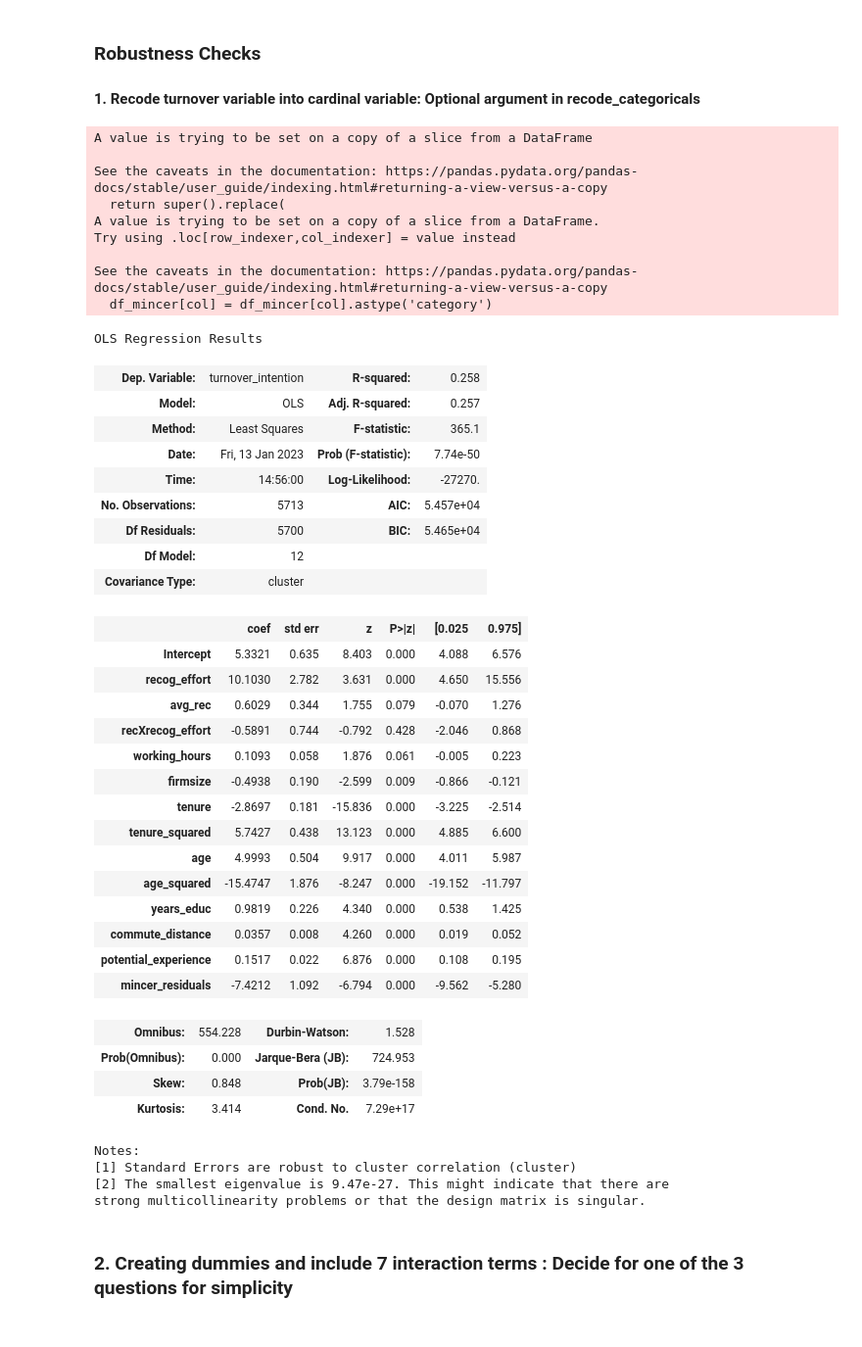
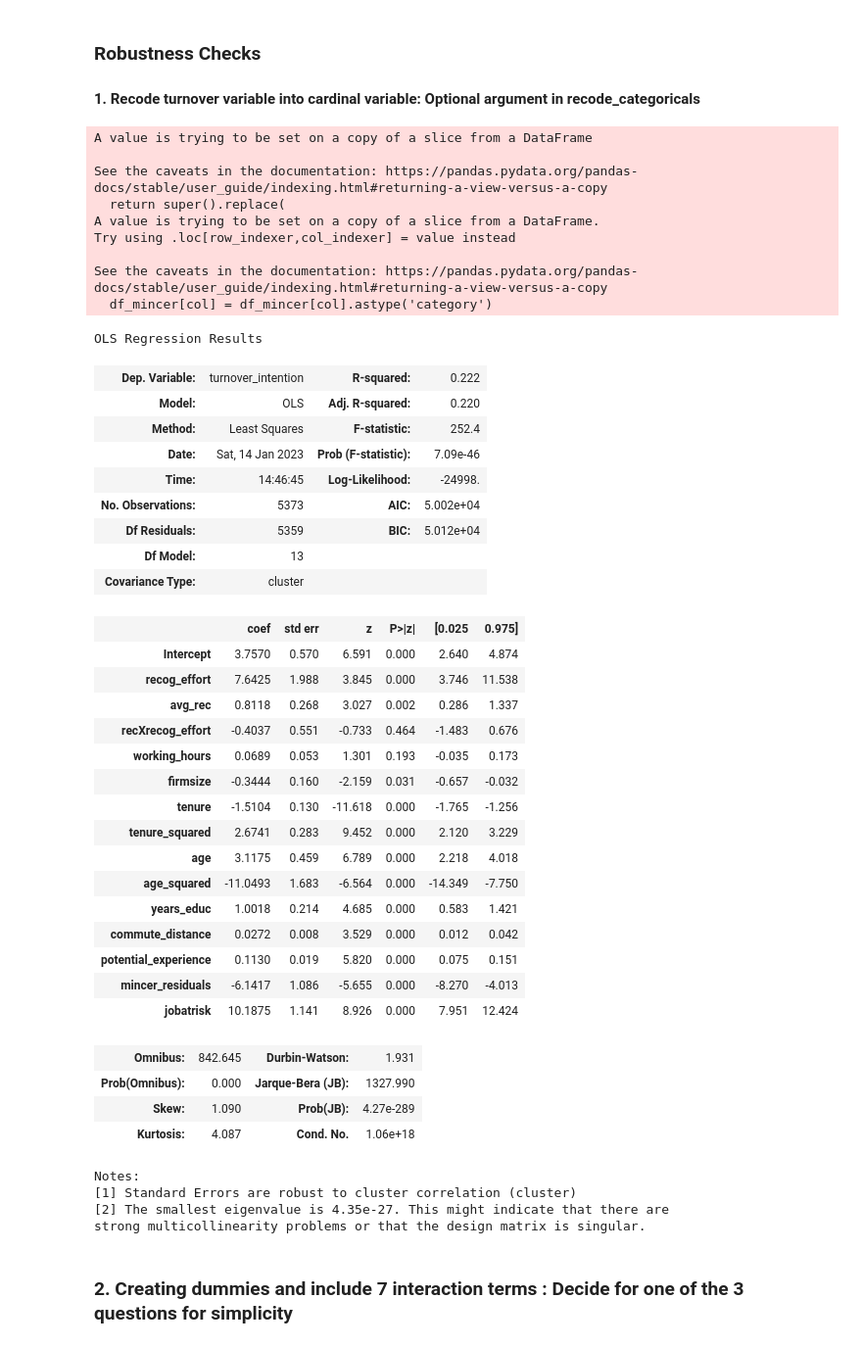
Before and after one commit to maxxxbb/ResearchModule, a Jupyter notebook: src/data_management/FirstRegression.ipynb, the cells around one changed output. Shown at 98% size. Saved outputs shown, nothing was run; the diff lists cells and outputs as text; code cells hidden in the pictures.

```diff
--- a/src/data_management/FirstRegression.ipynb
+++ b/src/data_management/FirstRegression.ipynb
@@ -51,14 +51,14 @@ Categories (8, object): ['[-1] keine Angabe' < '[1] Trifft ueberhaupt nicht zu'
 # read in 2006 data
 # personal = personal advancement
 # still includes all unfair treat
-data06 = pd.read_stata(file_paths[1], columns=["pid", "hid", "syear", 'wp43b01', 'wp43b02', 'wp43b03', 'wp43b04', 'wp43b05', 'wp43b06', 'wp43b07','wp43b08' ]).set_index(['pid', 'hid'])
-df_06 = data06.rename(columns={ 'wp43b01': 'recog_sup', 'wp43b02': 'felt_recog_sup',"wp43b03": "recog_effort",  'wp43b04': 'felt_recog_effort', "wp43b05": "recog_personal", "wp43b06" :"felt_recog_personal" ,"wp43b07": "recog_pay",'wp43b08': 'felt_recog_pay'})
+data06 = pd.read_stata(file_paths[1], columns=["pid", "hid", "syear", 'wp43b01', 'wp43b02', 'wp43b03', 'wp43b04', 'wp43b05', 'wp43b06', 'wp43b07','wp43b08', 'wp43a11']).set_index(['pid', 'hid'])
+df_06 = data06.rename(columns={ 'wp43b01': 'recog_sup', 'wp43b02': 'felt_recog_sup',"wp43b03": "recog_effort",  'wp43b04': 'felt_recog_effort', "wp43b05": "recog_personal", "wp43b06" :"felt_recog_personal" ,"wp43b07": "recog_pay",'wp43b08': 'felt_recog_pay' , 'wp43a11': 'jobatrisk'})
 # %%
 #read in 2007 data
 # here left out 'xp8601' for school degree since we have it in another module also 'xp0102' : 'work_satisfaction' for the beginning
 #for outcome and all controls
-data3= pd.read_stata(file_paths[2], columns=["pid", "hid", "syear", 'xp13101' , 'xp13102', 'xp2701', 'xp7302','xp7202','xp28', 'xp3001' ,  'xp5701' , 'xp0102']).set_index(['pid', 'hid'])
-df_07 = data3.rename(columns= {'xp13101':'gender','xp13102': 'year_birth' ,'xp2701': 'turnover_intention' , 'xp7302': 'wage_lastmonth','xp7202': 'overtime','xp28': 'new_job', 'xp3001': 'reason_new_job',  'xp5701' : 'commute_distance' , "xp0102" : "work_satisfaction"})
+data3= pd.read_stata(file_paths[2], columns=["pid", "hid", "syear", 'xp13101' , 'xp13102', 'xp2701', 'xp7302','xp7202','xp28', 'xp3001' ,  'xp5701' , 'xp0102' , 'xp2702']).set_index(['pid', 'hid'])
+df_07 = data3.rename(columns= {'xp13101':'gender','xp13102': 'year_birth' ,'xp2701': 'turnover_intention' , 'xp7302': 'wage_lastmonth','xp7202': 'overtime','xp28': 'new_job', 'xp3001': 'reason_new_job',  'xp5701' : 'commute_distance' , "xp0102" : "work_satisfaction" , 'xp2702' : "fear_losingjob"})
 # %%
 # read in 2007 data from work module
 
@@ -298,7 +298,7 @@ def recode_categoricals(inputdf,rc_cardinal = 0):
     # recode reciprocity variables
     merged[["similar_problems","take_revenge","insult_back"]] = merged[["similar_problems","take_revenge","insult_back"]].apply(lambda x: x.map(reciprocity_questions_mapping))
     # recode recognition variables
-    merged[["recog_sup","recog_effort","recog_personal","recog_pay"]] = merged[["recog_sup","recog_effort","recog_personal","recog_pay"]].apply(lambda x: x.map(recog_mapping))
+    merged[["recog_sup","recog_effort","recog_personal","recog_pay","jobatrisk"]] = merged[["recog_sup","recog_effort","recog_personal","recog_pay","jobatrisk"]].apply(lambda x: x.map(recog_mapping))
     # recode felt recognition variables
     merged[["felt_recog_sup","felt_recog_effort","felt_recog_personal","felt_recog_pay"]] = merged[["felt_recog_sup","felt_recog_effort","felt_recog_personal","felt_recog_pay"]].apply(lambda x: x.map(felt_recog_mapping))
     # recode firm size
@@ -312,10 +312,12 @@ def recode_categoricals(inputdf,rc_cardinal = 0):
     # recode job satisfaction
     merged['work_satisfaction']= merged['work_satisfaction'].map(satisfaction_mapping)
     # recode turnover intention variable
+    merged['fear_losingjob'] = merged['fear_losingjob'].map(turnover_mapping_cardinal)
     if rc_cardinal == 1:
         merged['turnover_intention'] = merged['turnover_intention'].map(turnover_mapping_cardinal)
     else:
         merged['turnover_intention'] = merged['turnover_intention'].map(turnover_mapping)
+
     # recode school degree
     merged['school_degree'] = merged['school_degree'].map(school_degree_mapping)
 
@@ -381,7 +383,7 @@ def add_mincer_residuals(cleaneddata):
     # specify which columns to drop from our dataframe
     df_mincer = cleaneddata.drop(columns=['syear_x', 'similar_problems', 'take_revenge', 'insult_back','syear_y', 'felt_recog_sup', 'felt_recog_effort',
        'recog_personal', 'felt_recog_personal', 'recog_pay', 'felt_recog_pay', 'syear_y', 'year_birth', 'new_job',
-       'reason_new_job', 'school_degree','overtime', 'recog_sup', 'age', 'commute_distance', 'recog_effort', 'working_hours', 'turnover_intention', 'rec1' , 'rec2' , 'rec3' , 'rec4', 'rec5' , 'rec6' , 'rec7' , 'work_satisfaction' , 'sector' , 'tenure_squared'])
+       'reason_new_job', 'school_degree','overtime', 'recog_sup', 'age', 'commute_distance', 'recog_effort', 'working_hours', 'turnover_intention', 'rec1' , 'rec2' , 'rec3' , 'rec4', 'rec5' , 'rec6' , 'rec7' , 'work_satisfaction' , 'sector' , 'tenure_squared' , 'fear_losingjob' , 'jobatrisk'])
     # Convert 'gender' and 'sector' columns to categorical data type
     for col in ['gender']:
         df_mincer[col] = df_mincer[col].astype('category')
@@ -541,63 +544,64 @@ df_card = include_jobchangers(add_mincer_residuals(merge_and_clean(df_05,df_06,d
 df_card.drop(columns=['similar_problems', 'take_revenge', 'insult_back','felt_recog_sup', 'felt_recog_effort',
        'recog_personal', 'felt_recog_personal', 'recog_pay', 'felt_recog_pay', 'year_birth', 'new_job',
        'reason_new_job', 'school_degree','overtime', 'recog_sup','wage_lastmonth','rec1' , 'rec2' , 'rec3' , 'rec4', 'rec5' , 'rec6' , 'rec7' ,'work_satisfaction'], inplace = True)
 # add interaction term
 df_card["recXrecog_effort"] = df_card["recog_effort"] * df_card["avg_rec"]
 # drop missing data in regression dataframe
 df_card.dropna(inplace=True)
 
 import statsmodels.formula.api as smf
 
 # Specify model
-formula_main = 'turnover_intention ~ recog_effort + avg_rec + recXrecog_effort + working_hours + firmsize + tenure + tenure_squared + age + age_squared + years_educ + commute_distance + potential_experience + mincer_residuals'
+formula_main = 'turnover_intention ~ recog_effort + avg_rec + recXrecog_effort + working_hours + firmsize + tenure + tenure_squared + age + age_squared + years_educ + commute_distance + potential_experience + mincer_residuals + jobatrisk'
 
 # Fit the regression and cluster on the sector variable
 reg_cardinal = smf.ols(formula_main, data=df_card).fit(cov_type='cluster', cov_kwds={'groups': df_card['sector']})
 
 # Print the regression results
 reg_cardinal.summary()
 # %% [output]
 A value is trying to be set on a copy of a slice from a DataFrame
 
 See the caveats in the documentation: https://pandas.pydata.org/pandas-docs/stable/user_guide/indexing.html#returning-a-view-versus-a-copy
   return super().replace(
 A value is trying to be set on a copy of a slice from a DataFrame.
 Try using .loc[row_indexer,col_indexer] = value instead
 
 See the caveats in the documentation: https://pandas.pydata.org/pandas-docs/stable/user_guide/indexing.html#returning-a-view-versus-a-copy
   df_mincer[col] = df_mincer[col].astype('category')
 OLS Regression Results
-| Dep. Variable: | turnover_intention | R-squared: | 0.258 |
-| Model: | OLS | Adj. R-squared: | 0.257 |
-| Method: | Least Squares | F-statistic: | 365.1 |
-| Date: | Fri, 13 Jan 2023 | Prob (F-statistic): | 7.74e-50 |
-| Time: | 14:56:00 | Log-Likelihood: | -27270. |
-| No. Observations: | 5713 | AIC: | 5.457e+04 |
-| Df Residuals: | 5700 | BIC: | 5.465e+04 |
-| Df Model: | 12 |  |  |
+| Dep. Variable: | turnover_intention | R-squared: | 0.222 |
+| Model: | OLS | Adj. R-squared: | 0.220 |
+| Method: | Least Squares | F-statistic: | 252.4 |
+| Date: | Sat, 14 Jan 2023 | Prob (F-statistic): | 7.09e-46 |
+| Time: | 14:46:45 | Log-Likelihood: | -24998. |
+| No. Observations: | 5373 | AIC: | 5.002e+04 |
+| Df Residuals: | 5359 | BIC: | 5.012e+04 |
+| Df Model: | 13 |  |  |
 | Covariance Type: | cluster |  |  |
 |  | coef | std err | z | P>|z| | [0.025 | 0.975] |
-| Intercept | 5.3321 | 0.635 | 8.403 | 0.000 | 4.088 | 6.576 |
-| recog_effort | 10.1030 | 2.782 | 3.631 | 0.000 | 4.650 | 15.556 |
-| avg_rec | 0.6029 | 0.344 | 1.755 | 0.079 | -0.070 | 1.276 |
-| recXrecog_effort | -0.5891 | 0.744 | -0.792 | 0.428 | -2.046 | 0.868 |
-| working_hours | 0.1093 | 0.058 | 1.876 | 0.061 | -0.005 | 0.223 |
-| firmsize | -0.4938 | 0.190 | -2.599 | 0.009 | -0.866 | -0.121 |
-| tenure | -2.8697 | 0.181 | -15.836 | 0.000 | -3.225 | -2.514 |
-| tenure_squared | 5.7427 | 0.438 | 13.123 | 0.000 | 4.885 | 6.600 |
-| age | 4.9993 | 0.504 | 9.917 | 0.000 | 4.011 | 5.987 |
-| age_squared | -15.4747 | 1.876 | -8.247 | 0.000 | -19.152 | -11.797 |
-| years_educ | 0.9819 | 0.226 | 4.340 | 0.000 | 0.538 | 1.425 |
-| commute_distance | 0.0357 | 0.008 | 4.260 | 0.000 | 0.019 | 0.052 |
-| potential_experience | 0.1517 | 0.022 | 6.876 | 0.000 | 0.108 | 0.195 |
-| mincer_residuals | -7.4212 | 1.092 | -6.794 | 0.000 | -9.562 | -5.280 |
+| Intercept | 3.7570 | 0.570 | 6.591 | 0.000 | 2.640 | 4.874 |
+| recog_effort | 7.6425 | 1.988 | 3.845 | 0.000 | 3.746 | 11.538 |
+| avg_rec | 0.8118 | 0.268 | 3.027 | 0.002 | 0.286 | 1.337 |
+| recXrecog_effort | -0.4037 | 0.551 | -0.733 | 0.464 | -1.483 | 0.676 |
+| working_hours | 0.0689 | 0.053 | 1.301 | 0.193 | -0.035 | 0.173 |
+| firmsize | -0.3444 | 0.160 | -2.159 | 0.031 | -0.657 | -0.032 |
+| tenure | -1.5104 | 0.130 | -11.618 | 0.000 | -1.765 | -1.256 |
+| tenure_squared | 2.6741 | 0.283 | 9.452 | 0.000 | 2.120 | 3.229 |
+| age | 3.1175 | 0.459 | 6.789 | 0.000 | 2.218 | 4.018 |
+| age_squared | -11.0493 | 1.683 | -6.564 | 0.000 | -14.349 | -7.750 |
+| years_educ | 1.0018 | 0.214 | 4.685 | 0.000 | 0.583 | 1.421 |
+| commute_distance | 0.0272 | 0.008 | 3.529 | 0.000 | 0.012 | 0.042 |
+| potential_experience | 0.1130 | 0.019 | 5.820 | 0.000 | 0.075 | 0.151 |
+| mincer_residuals | -6.1417 | 1.086 | -5.655 | 0.000 | -8.270 | -4.013 |
+| jobatrisk | 10.1875 | 1.141 | 8.926 | 0.000 | 7.951 | 12.424 |
-| Omnibus: | 554.228 | Durbin-Watson: | 1.528 |
-| Prob(Omnibus): | 0.000 | Jarque-Bera (JB): | 724.953 |
-| Skew: | 0.848 | Prob(JB): | 3.79e-158 |
-| Kurtosis: | 3.414 | Cond. No. | 7.29e+17 |
+| Omnibus: | 842.645 | Durbin-Watson: | 1.931 |
+| Prob(Omnibus): | 0.000 | Jarque-Bera (JB): | 1327.990 |
+| Skew: | 1.090 | Prob(JB): | 4.27e-289 |
+| Kurtosis: | 4.087 | Cond. No. | 1.06e+18 |
 Notes:
 [1] Standard Errors are robust to cluster correlation (cluster)
-[2] The smallest eigenvalue is 9.47e-27. This might indicate that there are
+[2] The smallest eigenvalue is 4.35e-27. This might indicate that there are
 strong multicollinearity problems or that the design matrix is singular.
 # %% [markdown]
 ### 2. Creating dummies and include 7 interaction terms : Decide for one of the 3 questions for simplicity
```
Also changed, not shown: parts of 8 cells of this notebook, 2 other files.
